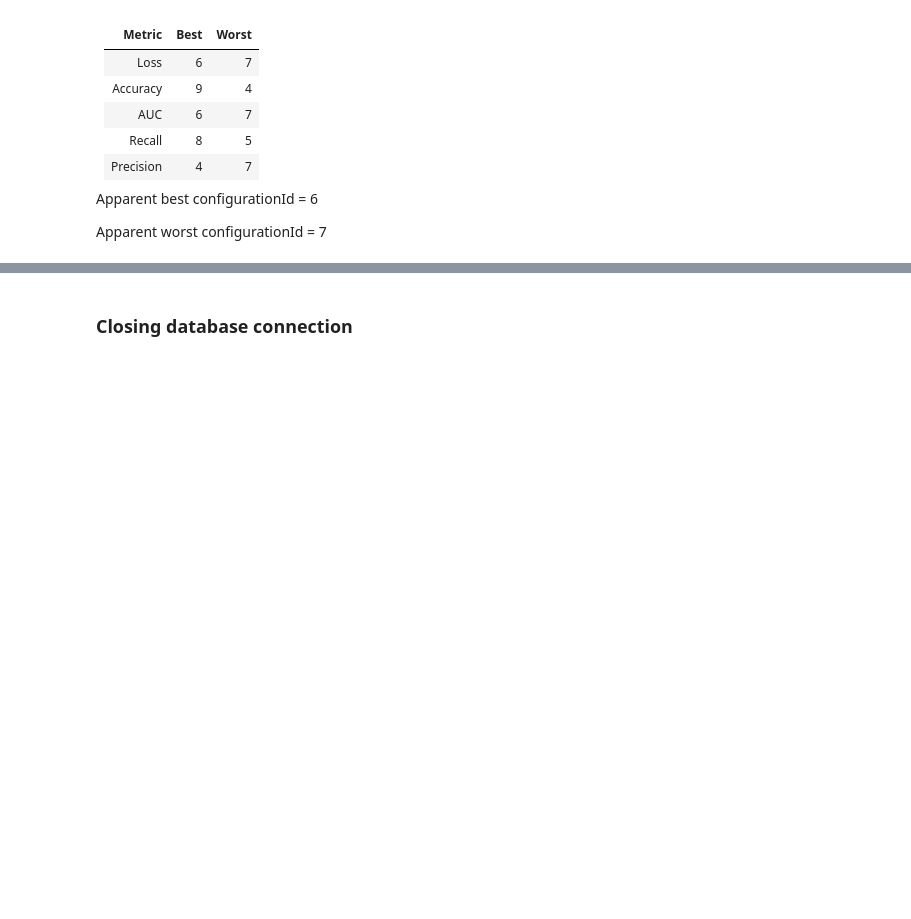
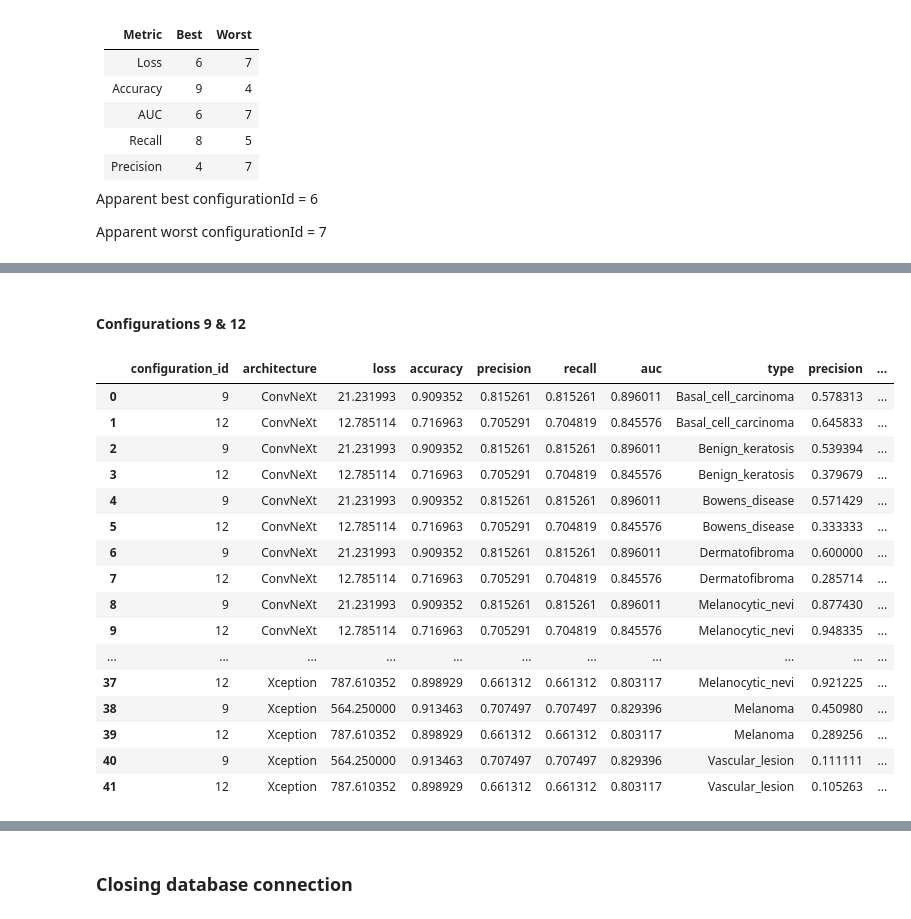
Before and after one commit to h-ssiqueira/SkinLesionAI, a Jupyter notebook: analysis/investigationTopics.ipynb, the cells around one changed output, grey strips where cells are left out. Cells and saved outputs as stored; diff of their text form; code cells hidden in the pictures; blank space fills up the shorter version.

```diff
--- a/analysis/investigationTopics.ipynb
+++ b/analysis/investigationTopics.ipynb
@@ -264,0 +351,30 @@ transfer learning = 3 & 8 | 4 & 7 | 5 & 12
+# %% [markdown]
+#### Configurations 9 & 12
+# %%
+df = pd.read_sql_query("""
+    SELECT nb.configuration_id, nb.architecture, nb.loss , nb.accuracy, nb."precision", nb.recall, nb.auc, met."type", met."precision", met.f1_score, met.roc_auc, met.recall, met.specificity
+    FROM notebook AS nb
+    JOIN metrics AS met
+    ON nb.id = met.notebook_id
+    WHERE nb.configuration_id in (9,12)
+    ORDER BY nb.architecture, met."type";
+""", connection)
+df
+# %% [output]
+|  | configuration_id | architecture | loss | accuracy | precision | recall | auc | type | precision | ... |
+| 0 | 9 | ConvNeXt | 21.231993 | 0.909352 | 0.815261 | 0.815261 | 0.896011 | Basal_cell_carcinoma | 0.578313 | ... |
+| 1 | 12 | ConvNeXt | 12.785114 | 0.716963 | 0.705291 | 0.704819 | 0.845576 | Basal_cell_carcinoma | 0.645833 | ... |
+| 2 | 9 | ConvNeXt | 21.231993 | 0.909352 | 0.815261 | 0.815261 | 0.896011 | Benign_keratosis | 0.539394 | ... |
+| 3 | 12 | ConvNeXt | 12.785114 | 0.716963 | 0.705291 | 0.704819 | 0.845576 | Benign_keratosis | 0.379679 | ... |
+| 4 | 9 | ConvNeXt | 21.231993 | 0.909352 | 0.815261 | 0.815261 | 0.896011 | Bowens_disease | 0.571429 | ... |
+| 5 | 12 | ConvNeXt | 12.785114 | 0.716963 | 0.705291 | 0.704819 | 0.845576 | Bowens_disease | 0.333333 | ... |
+| 6 | 9 | ConvNeXt | 21.231993 | 0.909352 | 0.815261 | 0.815261 | 0.896011 | Dermatofibroma | 0.600000 | ... |
+| 7 | 12 | ConvNeXt | 12.785114 | 0.716963 | 0.705291 | 0.704819 | 0.845576 | Dermatofibroma | 0.285714 | ... |
+| 8 | 9 | ConvNeXt | 21.231993 | 0.909352 | 0.815261 | 0.815261 | 0.896011 | Melanocytic_nevi | 0.877430 | ... |
+| 9 | 12 | ConvNeXt | 12.785114 | 0.716963 | 0.705291 | 0.704819 | 0.845576 | Melanocytic_nevi | 0.948335 | ... |
+| ... | ... | ... | ... | ... | ... | ... | ... | ... | ... | ... |
+| 37 | 12 | Xception | 787.610352 | 0.898929 | 0.661312 | 0.661312 | 0.803117 | Melanocytic_nevi | 0.921225 | ... |
+| 38 | 9 | Xception | 564.250000 | 0.913463 | 0.707497 | 0.707497 | 0.829396 | Melanoma | 0.450980 | ... |
+| 39 | 12 | Xception | 787.610352 | 0.898929 | 0.661312 | 0.661312 | 0.803117 | Melanoma | 0.289256 | ... |
+| 40 | 9 | Xception | 564.250000 | 0.913463 | 0.707497 | 0.707497 | 0.829396 | Vascular_lesion | 0.111111 | ... |
+| 41 | 12 | Xception | 787.610352 | 0.898929 | 0.661312 | 0.661312 | 0.803117 | Vascular_lesion | 0.105263 | ... |
```
Also changed, not shown: parts of 38 cells of this notebook.
